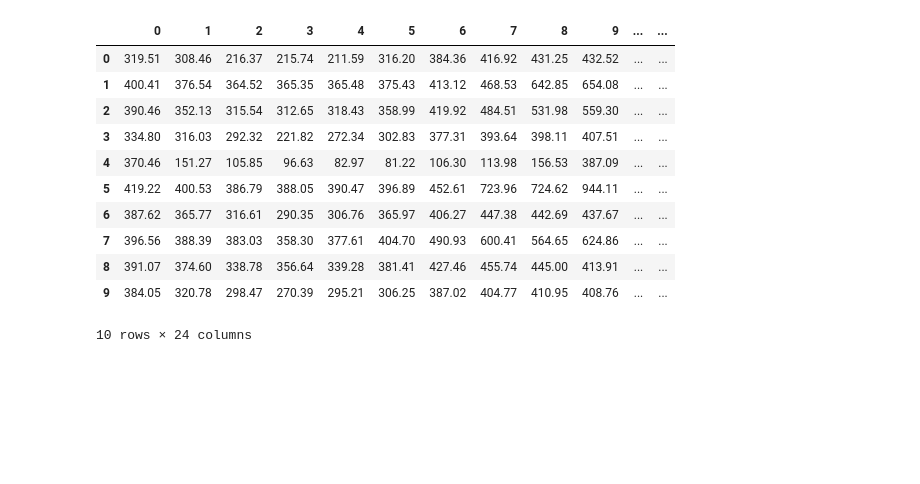
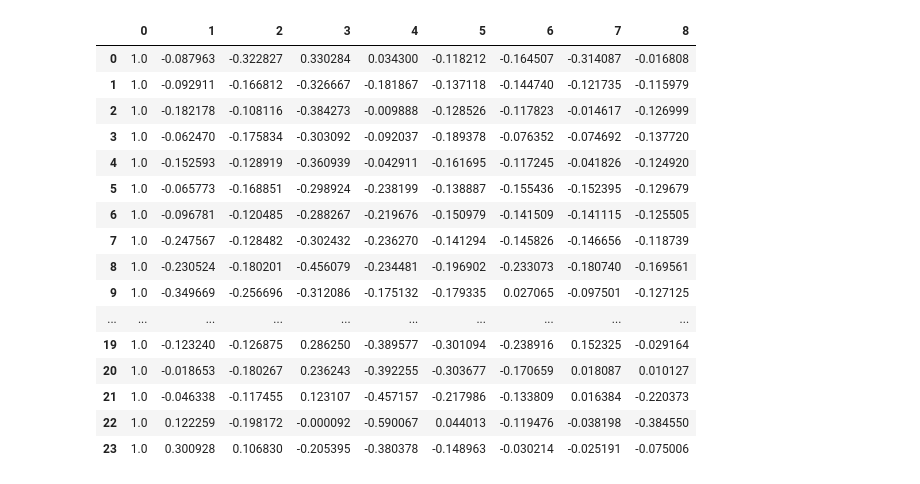
Before and after one commit to ERAUMECR/T_S_Analysis, a Jupyter notebook: Mondays_17_18_19.ipynb, the cells around one changed output. Cells and saved outputs as stored; diff of their text form; code cells hidden in the pictures; blank space fills up the shorter version.

```diff
--- a/Mondays_17_18_19.ipynb
+++ b/Mondays_17_18_19.ipynb
@@ -93,6 +176,0 @@ data_20.head()
-# %%
-
-for i in range(24):
-    daily_diff = diff.dropna()
-    plot_acf(daily_diff[i], alpha = 0.05, fft = False)
-    plt.show()
@@ -113,5 +176,0 @@ for i in range(24):
-# %%
-for i in range(24):
-    daily_diff = diff.dropna()
-    plot_pacf(daily_diff[i], alpha = 0.05, method='ywmle', lags=20)
-    plt.show()
@@ -132,21 +177,24 @@ for i in range(24):
 # %%
-
-auc_f =[]
+autocorrelation_data =  []
 for i in range(24):
-    data = data_20.dropna()
-    auc_f.append(acf(data[i], nlags =20, fft = False))
-auc_f = pd.DataFrame(auc_f)
-#auc_f
+    autocorrelation_data.append(pacf(data_20_log[i], method ="ywmle", nlags = 8))
+autocorrelation_data = pd.DataFrame(autocorrelation_data)
+autocorrelation_data
 # %% [output]
-|  | 0 | 1 | 2 | 3 | 4 | 5 | 6 | 7 | 8 | 9 | ... | ... |
-| 0 | 319.51 | 308.46 | 216.37 | 215.74 | 211.59 | 316.20 | 384.36 | 416.92 | 431.25 | 432.52 | ... | ... |
-| 1 | 400.41 | 376.54 | 364.52 | 365.35 | 365.48 | 375.43 | 413.12 | 468.53 | 642.85 | 654.08 | ... | ... |
-| 2 | 390.46 | 352.13 | 315.54 | 312.65 | 318.43 | 358.99 | 419.92 | 484.51 | 531.98 | 559.30 | ... | ... |
-| 3 | 334.80 | 316.03 | 292.32 | 221.82 | 272.34 | 302.83 | 377.31 | 393.64 | 398.11 | 407.51 | ... | ... |
-| 4 | 370.46 | 151.27 | 105.85 | 96.63 | 82.97 | 81.22 | 106.30 | 113.98 | 156.53 | 387.09 | ... | ... |
-| 5 | 419.22 | 400.53 | 386.79 | 388.05 | 390.47 | 396.89 | 452.61 | 723.96 | 724.62 | 944.11 | ... | ... |
-| 6 | 387.62 | 365.77 | 316.61 | 290.35 | 306.76 | 365.97 | 406.27 | 447.38 | 442.69 | 437.67 | ... | ... |
-| 7 | 396.56 | 388.39 | 383.03 | 358.30 | 377.61 | 404.70 | 490.93 | 600.41 | 564.65 | 624.86 | ... | ... |
-| 8 | 391.07 | 374.60 | 338.78 | 356.64 | 339.28 | 381.41 | 427.46 | 455.74 | 445.00 | 413.91 | ... | ... |
-| 9 | 384.05 | 320.78 | 298.47 | 270.39 | 295.21 | 306.25 | 387.02 | 404.77 | 410.95 | 408.76 | ... | ... |
+|  | 0 | 1 | 2 | 3 | 4 | 5 | 6 | 7 | 8 |
+| 0 | 1.0 | -0.087963 | -0.322827 | 0.330284 | 0.034300 | -0.118212 | -0.164507 | -0.314087 | -0.016808 |
+| 1 | 1.0 | -0.092911 | -0.166812 | -0.326667 | -0.181867 | -0.137118 | -0.144740 | -0.121735 | -0.115979 |
+| 2 | 1.0 | -0.182178 | -0.108116 | -0.384273 | -0.009888 | -0.128526 | -0.117823 | -0.014617 | -0.126999 |
+| 3 | 1.0 | -0.062470 | -0.175834 | -0.303092 | -0.092037 | -0.189378 | -0.076352 | -0.074692 | -0.137720 |
+| 4 | 1.0 | -0.152593 | -0.128919 | -0.360939 | -0.042911 | -0.161695 | -0.117245 | -0.041826 | -0.124920 |
+| 5 | 1.0 | -0.065773 | -0.168851 | -0.298924 | -0.238199 | -0.138887 | -0.155436 | -0.152395 | -0.129679 |
+| 6 | 1.0 | -0.096781 | -0.120485 | -0.288267 | -0.219676 | -0.150979 | -0.141509 | -0.141115 | -0.125505 |
+| 7 | 1.0 | -0.247567 | -0.128482 | -0.302432 | -0.236270 | -0.141294 | -0.145826 | -0.146656 | -0.118739 |
+| 8 | 1.0 | -0.230524 | -0.180201 | -0.456079 | -0.234481 | -0.196902 | -0.233073 | -0.180740 | -0.169561 |
+| 9 | 1.0 | -0.349669 | -0.256696 | -0.312086 | -0.175132 | -0.179335 | 0.027065 | -0.097501 | -0.127125 |
+| ... | ... | ... | ... | ... | ... | ... | ... | ... | ... |
+| 19 | 1.0 | -0.123240 | -0.126875 | 0.286250 | -0.389577 | -0.301094 | -0.238916 | 0.152325 | -0.029164 |
+| 20 | 1.0 | -0.018653 | -0.180267 | 0.236243 | -0.392255 | -0.303677 | -0.170659 | 0.018087 | 0.010127 |
+| 21 | 1.0 | -0.046338 | -0.117455 | 0.123107 | -0.457157 | -0.217986 | -0.133809 | 0.016384 | -0.220373 |
+| 22 | 1.0 | 0.122259 | -0.198172 | -0.000092 | -0.590067 | 0.044013 | -0.119476 | -0.038198 | -0.384550 |
+| 23 | 1.0 | 0.300928 | 0.106830 | -0.205395 | -0.380378 | -0.148963 | -0.030214 | -0.025191 | -0.075006 |
-10 rows × 24 columns
```
Also changed, not shown: parts of 9 cells of this notebook.
